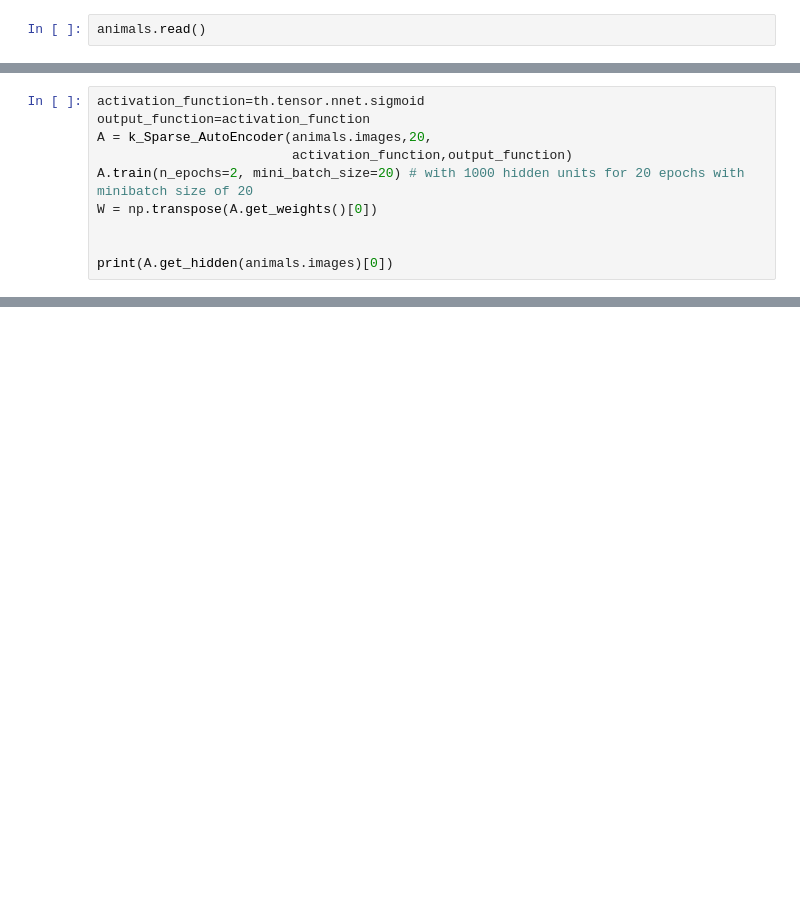
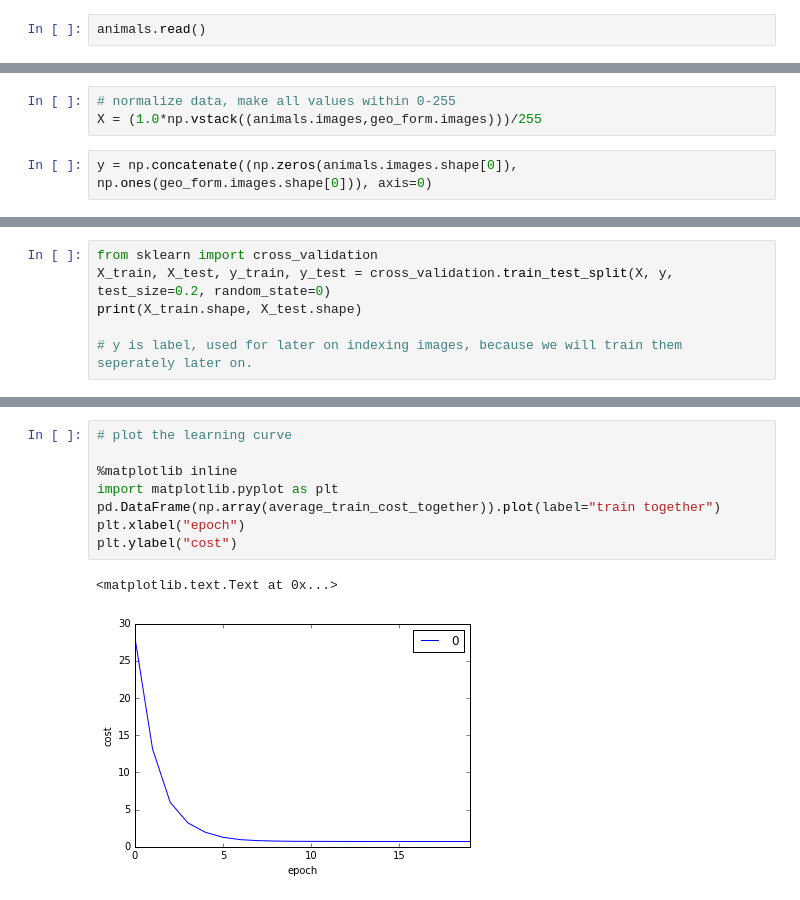
Before and after one commit to jiajiechen/Georgia-Tech-MS, a Jupyter notebook: CSE-6240-Web-Search/project2/K-­sparse-auto-encoders.ipynb, the cells around one changed output, grey strips where cells are left out. Saved outputs shown, nothing was run; the diff lists cells and outputs as text; blank space fills up the shorter version.

```diff
--- a/CSE-6240-Web-Search/project2/K-­sparse-auto-encoders.ipynb
+++ b/CSE-6240-Web-Search/project2/K-­sparse-auto-encoders.ipynb
@@ -211,10 +27,0 @@ animals.images = animals.images / 255.0
-# %%
-activation_function=th.tensor.nnet.sigmoid
-output_function=activation_function
-A = k_Sparse_AutoEncoder(animals.images,20,
-                         activation_function,output_function)
-A.train(n_epochs=2, mini_batch_size=20) # with 1000 hidden units for 20 epochs with minibatch size of 20
-W = np.transpose(A.get_weights()[0])
-
-
-print(A.get_hidden(animals.images)[0])
@@ -242,0 +34,5 @@ Average time per epoch= 0.406615972519
+# %%
+# normalize data, make all values within 0-255
+X = (1.0*np.vstack((animals.images,geo_form.images)))/255
+# %%
+y = np.concatenate((np.zeros(animals.images.shape[0]), np.ones(geo_form.images.shape[0])), axis=0)
@@ -242,0 +43,6 @@ Average time per epoch= 0.406615972519
+# %%
+from sklearn import cross_validation
+X_train, X_test, y_train, y_test = cross_validation.train_test_split(X, y, test_size=0.2, random_state=0)
+print(X_train.shape, X_test.shape)
+
+# y is label, used for later on indexing images, because we will train them seperately later on.
@@ -242,0 +193,11 @@ Average time per epoch= 0.406615972519
+# %%
+# plot the learning curve
+
+%matplotlib inline
+import matplotlib.pyplot as plt
+pd.DataFrame(np.array(average_train_cost_together)).plot(label="train together")
+plt.xlabel("epoch")
+plt.ylabel("cost")
+# %% [output]
+<matplotlib.text.Text at 0x...>
+[figure, added]
```
Also changed, not shown: parts of 41 cells of this notebook.
